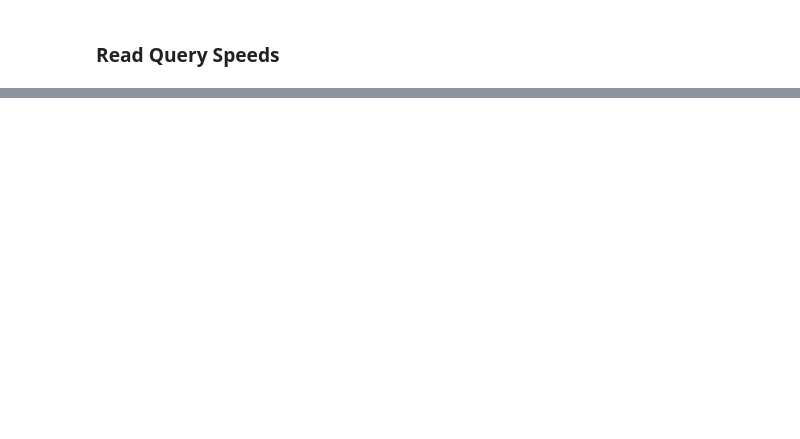
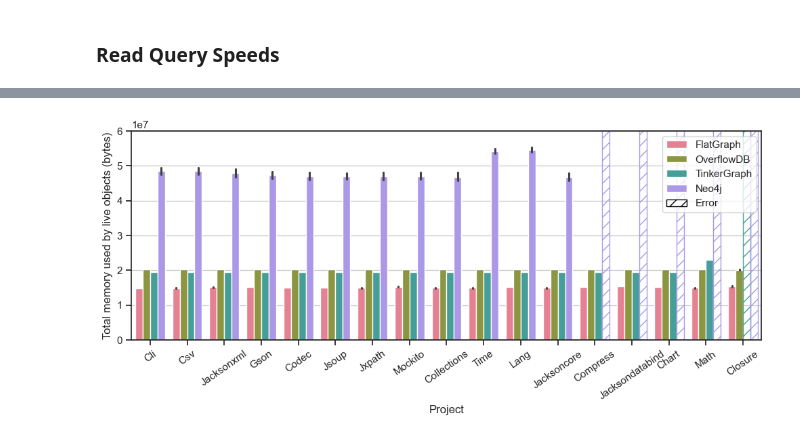
Before and after one commit to plume-oss/benchmarking, a Jupyter notebook: read_write_performance_plots.ipynb, the cells around one changed output, grey strips where cells are left out. Drawn from its saved outputs; the diff is of its cells as text; code cells hidden in the pictures; blank space fills up the shorter version.

```diff
--- a/read_write_performance_plots.ipynb
+++ b/read_write_performance_plots.ipynb
@@ -639,0 +355,57 @@ plt.show()
+# %%
+import seaborn as sns
+import matplotlib.pyplot as plt
+from matplotlib.patches import Patch
+
+benchmark_suffix = '+liveObjects'
+read_mem_benchmarks = list(map(lambda x: f'{x}:{benchmark_suffix}', benchmarks))
+df = final_df[(final_df['Type'] == 'read') & (final_df['Benchmark'].isin(read_mem_benchmarks)) & (final_df['Mem'] == 8)]
+
+df = impute_error(df)
+
+fig, ax1 = plt.subplots(figsize=(12, 4))
+sns.set(style="whitegrid")
+
+sns.barplot(x="Project", y="Score", hue="Database", data=df, ax=ax1, palette=palette, order=projects,
+            hue_order=databases)
+
+y_limit = 60_000_000
+
+ax1.set_xlabel('Project')
+y_label_unit = df["Unit"].iloc[0]
+ax1.set_ylabel(get_mem_y_label_title(benchmark_suffix, y_label_unit))
+ax1.set_ylim(
+    top=y_limit,
+    bottom=0)
+
+for i, patch in enumerate(ax1.patches):
+    h = int(patch.get_height())
+    if h == int(EXCEPTION):
+        original_color = patch.get_facecolor()
+        patch.set_hatch('//')
+        patch.set_facecolor('none')
+        patch.set_edgecolor(original_color)
+    elif patch.get_height() >= y_limit:
+        yval = patch.get_height()
+        ax1.text(
+            patch.get_x() + patch.get_width() / 2,
+            min(yval, ax1.get_ylim()[1]) - 0.1,
+            f'{yval:.1f}',
+            ha='center',
+            va='top',
+            color='black',
+            fontsize=10,
+            rotation=45
+        )
+
+plt.xticks(rotation=35)
+
+handles, labels = plt.gca().get_legend_handles_labels()
+
+handles.append(Patch(facecolor='white', edgecolor='black', hatch='//', label='Error'))
+plt.legend(handles=handles, loc='best')
+
+plt.savefig("memory.pdf", format='pdf', bbox_inches='tight')
+plt.show()
+# %% [output]
+[figure, added]
```
Also changed, not shown: parts of 7 cells of this notebook, 1 other file.
